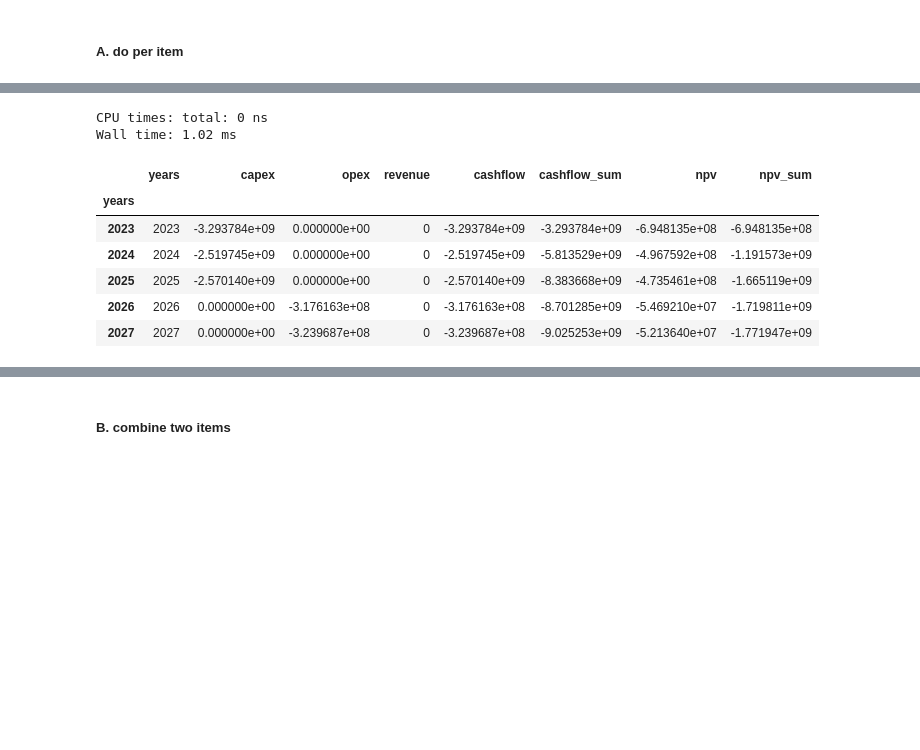
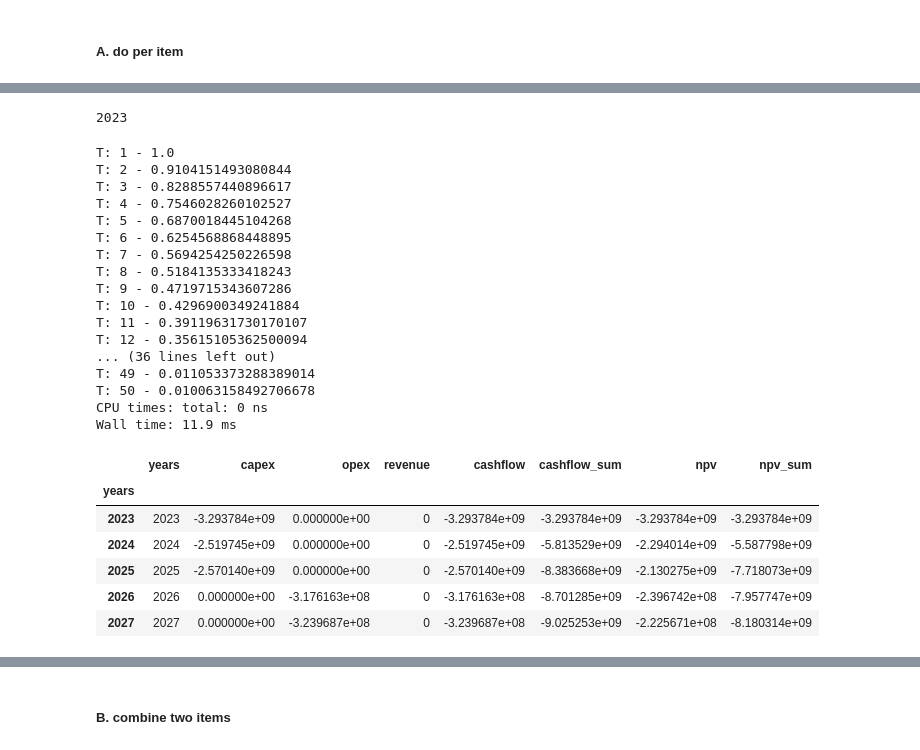
Before and after one commit to VanOord/OpenSCSim, a Jupyter notebook: From XLS to cashflow.ipynb, the cells around one changed output, grey strips where cells are left out. Cells and saved outputs as stored; diff of their text form; code cells hidden in the pictures; blank space fills up the shorter version.

Commit message:
WACC implemented

```diff
--- a/From XLS to cashflow.ipynb
+++ b/From XLS to cashflow.ipynb
@@ -179,14 +179,35 @@ df_Foundations.head()
+# %%
+Inputs[Inputs.Description == 'Escalation base year'].Number.item()
+# %% [output]
+2023
 # %%
 %%time
-df_npv_Foundations = calculate_npv(df_Foundations)
+df_npv_Foundations = calculate_npv(df_Foundations,
+                                baseyear=Inputs[Inputs.Description == 'Escalation base year'].Number.item(),
+                                WACC=Inputs[Inputs.Description == 'WACC'].Number.item())
 df_npv_Foundations.head()
 # %% [output]
+T: 1 - 1.0
+T: 2 - 0.9104151493080844
+T: 3 - 0.8288557440896617
+T: 4 - 0.7546028260102527
+T: 5 - 0.6870018445104268
+T: 6 - 0.6254568868448895
+T: 7 - 0.5694254250226598
+T: 8 - 0.5184135333418243
+T: 9 - 0.4719715343607286
+T: 10 - 0.4296900349241884
+T: 11 - 0.39119631730170107
+T: 12 - 0.35615105362500094
+... (36 lines left out)
+T: 49 - 0.011053373288389014
+T: 50 - 0.010063158492706678
 CPU times: total: 0 ns
-Wall time: 1.02 ms
+Wall time: 11.9 ms
 |  | years | capex | opex | revenue | cashflow | cashflow_sum | npv | npv_sum |
 | years |  |  |  |  |  |  |  |  |
-| 2023 | 2023 | -3.293784e+09 | 0.000000e+00 | 0 | -3.293784e+09 | -3.293784e+09 | -6.948135e+08 | -6.948135e+08 |
-| 2024 | 2024 | -2.519745e+09 | 0.000000e+00 | 0 | -2.519745e+09 | -5.813529e+09 | -4.967592e+08 | -1.191573e+09 |
-| 2025 | 2025 | -2.570140e+09 | 0.000000e+00 | 0 | -2.570140e+09 | -8.383668e+09 | -4.735461e+08 | -1.665119e+09 |
-| 2026 | 2026 | 0.000000e+00 | -3.176163e+08 | 0 | -3.176163e+08 | -8.701285e+09 | -5.469210e+07 | -1.719811e+09 |
-| 2027 | 2027 | 0.000000e+00 | -3.239687e+08 | 0 | -3.239687e+08 | -9.025253e+09 | -5.213640e+07 | -1.771947e+09 |
+| 2023 | 2023 | -3.293784e+09 | 0.000000e+00 | 0 | -3.293784e+09 | -3.293784e+09 | -3.293784e+09 | -3.293784e+09 |
+| 2024 | 2024 | -2.519745e+09 | 0.000000e+00 | 0 | -2.519745e+09 | -5.813529e+09 | -2.294014e+09 | -5.587798e+09 |
+| 2025 | 2025 | -2.570140e+09 | 0.000000e+00 | 0 | -2.570140e+09 | -8.383668e+09 | -2.130275e+09 | -7.718073e+09 |
+| 2026 | 2026 | 0.000000e+00 | -3.176163e+08 | 0 | -3.176163e+08 | -8.701285e+09 | -2.396742e+08 | -7.957747e+09 |
+| 2027 | 2027 | 0.000000e+00 | -3.239687e+08 | 0 | -3.239687e+08 | -9.025253e+09 | -2.225671e+08 | -8.180314e+09 |
```
Also changed, not shown: parts of 30 cells of this notebook, 1 other file.
